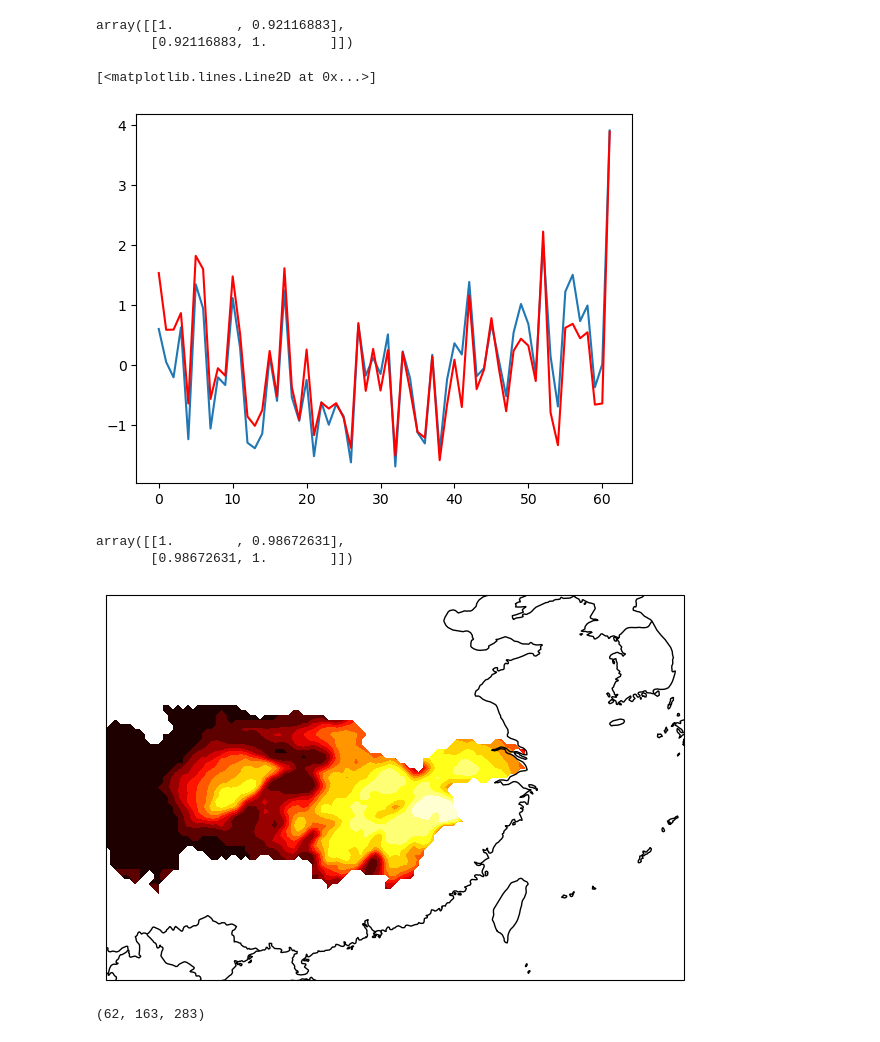
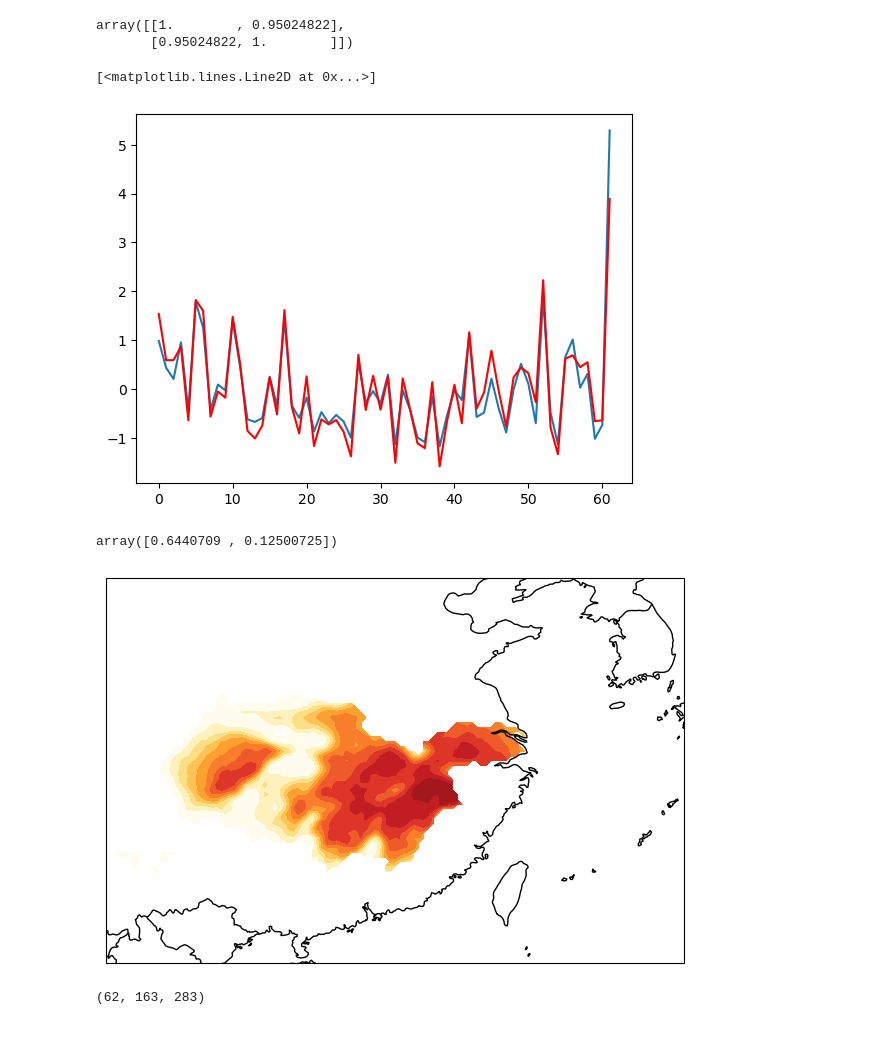
Before and after one commit to hhhopsong/work, a Jupyter notebook: Meteorological/test.ipynb, the cells around one changed output. Saved outputs shown, nothing was run; the diff lists cells and outputs as text; code cells hidden in the pictures.

```diff
--- a/Meteorological/test.ipynb
+++ b/Meteorological/test.ipynb
@@ -38,14 +39,14 @@ EHD_S2 = EHD_S2.groupby('time.year').sum('time', skipna=True)**0.5
 # %%
-np.corrcoef(EHD_S2['tmax'], ols)
+np.corrcoef(EHD_S2, ols)
 # %% [output]
-array([[1.        , 0.92116883],
-       [0.92116883, 1.        ]])
+array([[1.        , 0.95024822],
+       [0.95024822, 1.        ]])
 # %%
-plt.plot((EHD_S2['tmax']-EHD_S2['tmax'].mean())/EHD_S2['tmax'].std())
+plt.plot((EHD_S2-EHD_S2.mean())/EHD_S2.std())
 plt.plot(np.load("D:\PyFile\paper1\OLS35_detrended.npy"), color='r')
 # %% [output]
 [<matplotlib.lines.Line2D at 0x...>]
-[figure, old version]
+[figure, new version]
 # %%
 EHD_mean = masked(EHD.groupby('time.year').sum('time', skipna=True), r"D:\PyFile\map\地图边界数据\长江区1：25万界线数据集（2002年）\长江区.shp")['tmax'] # 计算长江流域EHD年平均
 EHD_detrended = np.zeros(EHD_mean.shape)
@@ -61,21 +62,20 @@ pattern = eof.eofs(eofscaling=2, neofs=2)
 pc = eof.pcs(pcscaling=1, npcs=2)
 s = eof.varianceFraction(neigs=2)
 # %%
-np.corrcoef(pc[:, 0]*(-1), ols)
+s
 # %% [output]
-array([[1.        , 0.98672631],
-       [0.98672631, 1.        ]])
+array([0.6440709 , 0.12500725])
 # %%
 
 fig = plt.figure(figsize=(10, 5))
 ax = fig.add_subplot(111, projection=ccrs.PlateCarree())
 ax.set_extent([100, 130, 20, 40], crs=ccrs.PlateCarree())
 ax.add_feature(cfeature.BORDERS, linestyle='-')
 ax.add_feature(cfeature.COASTLINE, linestyle='-')
-ax.contourf(EHD_mean.mean('year').lon, EHD_mean.mean('year').lat, pattern[0]*-1, cmap=cmaps.GMT_hot, levels=10, transform=ccrs.PlateCarree())
+ax.contourf(EHD_mean.mean('year').lon, EHD_mean.mean('year').lat, pattern[0]*-1, cmap=cmaps.BlueWhiteOrangeRed[125:], levels=10, transform=ccrs.PlateCarree())
 plt.show()
 # %% [output]
-[figure, old version]
+[figure, new version]
 # %%
 EHD_detrended.shape
 # %% [output]
```
Also changed, not shown: parts of 1 cell of this notebook, 4 other files.
